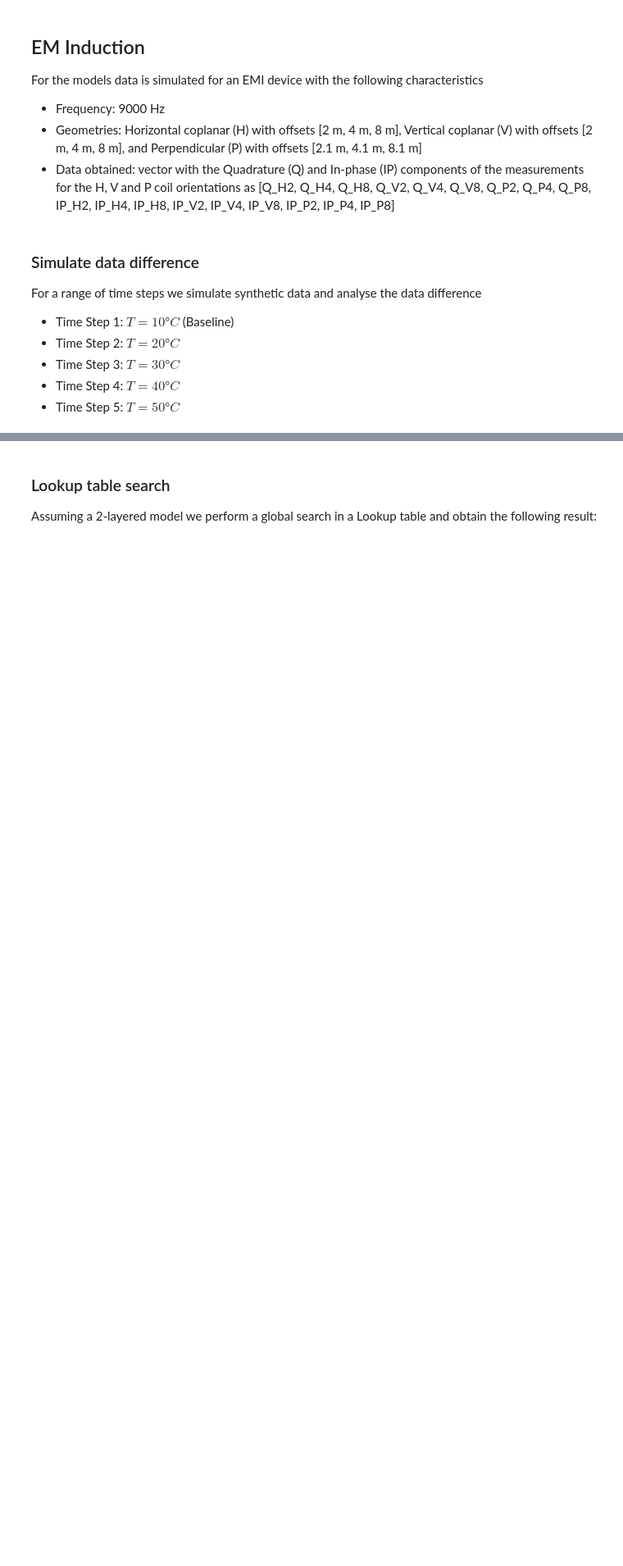
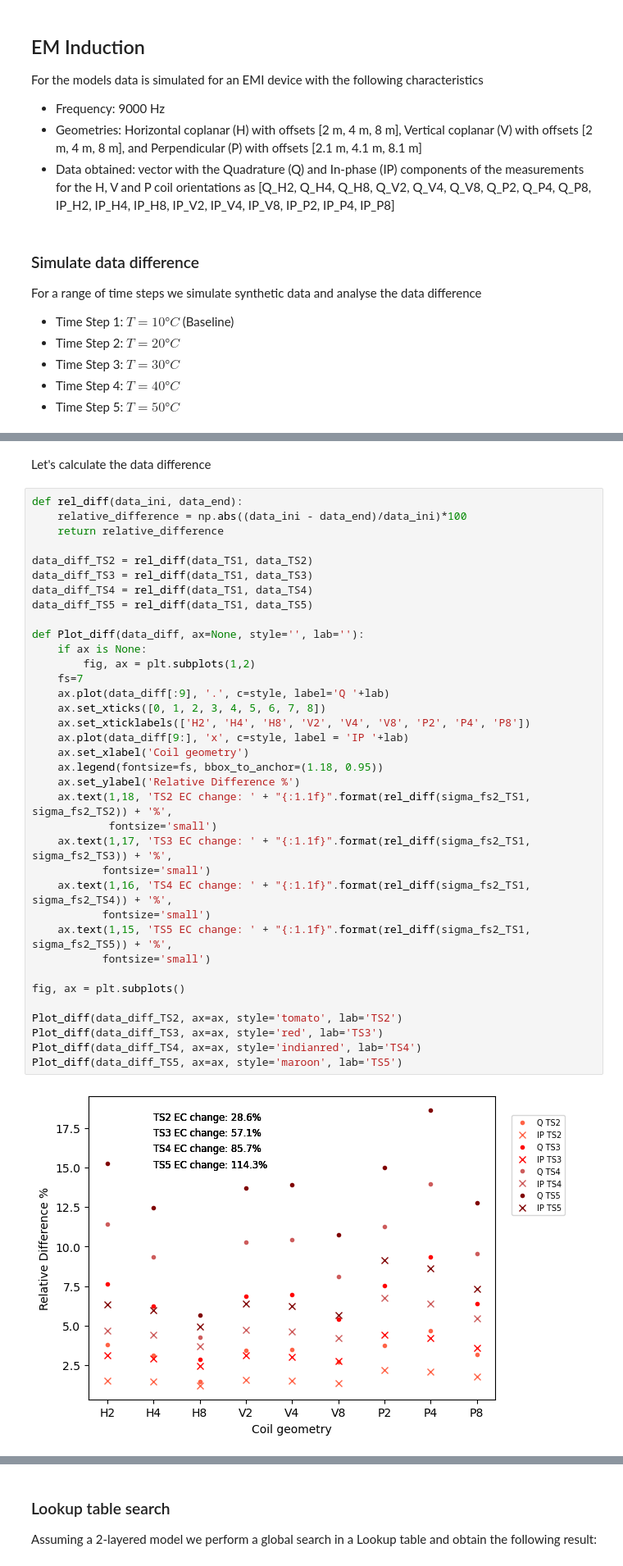
Before and after one commit to mariacarrizo/EMI_Gw_Temp_1D, a Jupyter notebook: Notebook.ipynb, the cells around one changed output, grey strips where cells are left out. Shown: that part at 82% size. Cells and saved outputs as stored; diff of their text form; blank space fills up the shorter version.

```diff
--- a/Notebook.ipynb
+++ b/Notebook.ipynb
@@ -162,0 +204,40 @@ data_TS1 = EMf_3Lay_HVP(lambd = lambd, sigma1 = sigma_fs1/1000,
+# %% [markdown]
+Let's calculate the data difference
+# %%
+def rel_diff(data_ini, data_end):
+    relative_difference = np.abs((data_ini - data_end)/data_ini)*100
+    return relative_difference
+
+data_diff_TS2 = rel_diff(data_TS1, data_TS2)
+data_diff_TS3 = rel_diff(data_TS1, data_TS3)
+data_diff_TS4 = rel_diff(data_TS1, data_TS4)
+data_diff_TS5 = rel_diff(data_TS1, data_TS5)
+
+def Plot_diff(data_diff, ax=None, style='', lab=''):
+    if ax is None:
+        fig, ax = plt.subplots(1,2)
+    fs=7
+    ax.plot(data_diff[:9], '.', c=style, label='Q '+lab)
+    ax.set_xticks([0, 1, 2, 3, 4, 5, 6, 7, 8])
+    ax.set_xticklabels(['H2', 'H4', 'H8', 'V2', 'V4', 'V8', 'P2', 'P4', 'P8'])
+    ax.plot(data_diff[9:], 'x', c=style, label = 'IP '+lab)
+    ax.set_xlabel('Coil geometry')
+    ax.legend(fontsize=fs, bbox_to_anchor=(1.18, 0.95))
+    ax.set_ylabel('Relative Difference %')
+    ax.text(1,18, 'TS2 EC change: ' + "{:1.1f}".format(rel_diff(sigma_fs2_TS1, sigma_fs2_TS2)) + '%',
+            fontsize='small')
+    ax.text(1,17, 'TS3 EC change: ' + "{:1.1f}".format(rel_diff(sigma_fs2_TS1, sigma_fs2_TS3)) + '%',
+           fontsize='small')
+    ax.text(1,16, 'TS4 EC change: ' + "{:1.1f}".format(rel_diff(sigma_fs2_TS1, sigma_fs2_TS4)) + '%',
+           fontsize='small')
+    ax.text(1,15, 'TS5 EC change: ' + "{:1.1f}".format(rel_diff(sigma_fs2_TS1, sigma_fs2_TS5)) + '%',
+           fontsize='small')
+
+fig, ax = plt.subplots()
+
+Plot_diff(data_diff_TS2, ax=ax, style='tomato', lab='TS2')
+Plot_diff(data_diff_TS3, ax=ax, style='red', lab='TS3')
+Plot_diff(data_diff_TS4, ax=ax, style='indianred', lab='TS4')
+Plot_diff(data_diff_TS5, ax=ax, style='maroon', lab='TS5')
+# %% [output]
+[figure, added]
```
Also changed, not shown: parts of 6 cells of this notebook.
